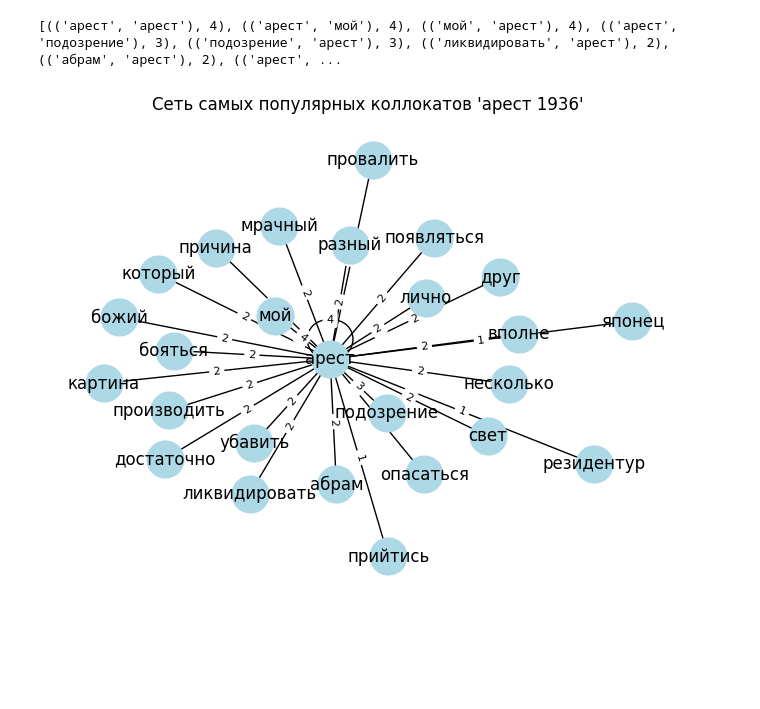
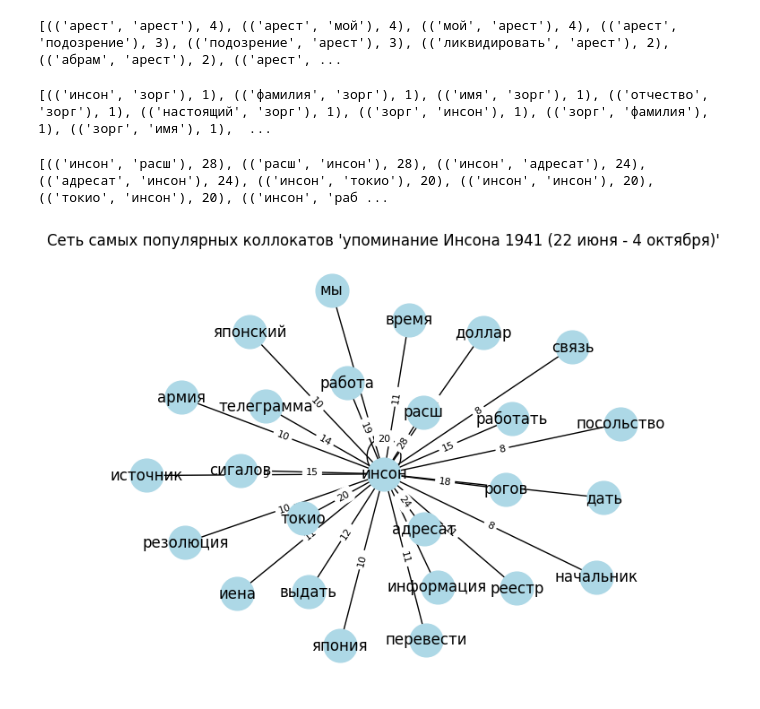
Before and after one commit to Uliana-san/Japan, a Jupyter notebook: Zorge_collocate_new.ipynb, the cells around one changed output. Saved outputs shown, nothing was run; the diff lists cells and outputs as text; code cells hidden in the pictures; blank space fills up the shorter version.

```diff
--- a/Zorge_collocate_new.ipynb
+++ b/Zorge_collocate_new.ipynb
@@ -111,8 +129,10 @@ skip_grams_zorg_dang36 = skipgrammer(text, 5)
+# %%
+skip_grams_zorg_dang41war = skipgrammer(text, 5)
 # %%
-#Смотрим ключевое слово "опасность 1936"
+#Смотрим ключевое слово "опасность 1941 (22 июня - 4 октября)"
 target = 'опасность'
 target_skipgrams = []
-for skipgram in skip_grams_zorg_dang36:
+for skipgram in skip_grams_zorg_dang41war:
     if skipgram[0] == target or skipgram[1] == target:
         target_skipgrams.append(skipgram)
 
@@ -184,6 +204,30 @@ target_skipgram_counts = Counter(target_skipgrams)
 print(target_skipgram_counts.most_common())
 # %% [output]
 [(('арест', 'арест'), 4), (('арест', 'мой'), 4), (('мой', 'арест'), 4), (('арест', 'подозрение'), 3), (('подозрение', 'арест'), 3), (('ликвидировать', 'арест'), 2), (('абрам', 'арест'), 2), (('арест', ...
+# %%
+#Смотрим ключевое слово "Зорге 1937-41 до 22 июня"
+target = 'зорг'
+target_skipgrams = []
+for skipgram in skip_grams_zorg_dang37:
+    if skipgram[0] == target or skipgram[1] == target:
+        target_skipgrams.append(skipgram)
+
+target_skipgram_counts = Counter(target_skipgrams)
+print(target_skipgram_counts.most_common())
+# %% [output]
+[(('инсон', 'зорг'), 1), (('фамилия', 'зорг'), 1), (('имя', 'зорг'), 1), (('отчество', 'зорг'), 1), (('настоящий', 'зорг'), 1), (('зорг', 'инсон'), 1), (('зорг', 'фамилия'), 1), (('зорг', 'имя'), 1),  ...
+# %%
+#Смотрим ключевое слово "Зорге 1941 22 июня - 4 октября"
+target = 'инсон'
+target_skipgrams = []
+for skipgram in skip_grams_zorg_dang41war:
+    if skipgram[0] == target or skipgram[1] == target:
+        target_skipgrams.append(skipgram)
+
+target_skipgram_counts = Counter(target_skipgrams)
+print(target_skipgram_counts.most_common())
+# %% [output]
+[(('инсон', 'расш'), 28), (('расш', 'инсон'), 28), (('инсон', 'адресат'), 24), (('адресат', 'инсон'), 24), (('инсон', 'токио'), 20), (('инсон', 'инсон'), 20), (('токио', 'инсон'), 20), (('инсон', 'раб ...
 # %%
 #Библиотеки для визуализации
 import networkx as nx
@@ -191,15 +235,15 @@ import matplotlib.pyplot as plt
 # %%
 G = nx.Graph()
 for (word1, word2), count in target_skipgram_counts.most_common(50):
         G.add_edge(word1, word2, weight=count)
 pos = nx.spring_layout(G)
 nx.draw(G, pos, with_labels=True, node_color='lightblue', node_size=700, font_size=12)
 edge_labels = nx.get_edge_attributes(G, 'weight')
 nx.draw_networkx_edge_labels(G, pos, edge_labels=edge_labels, font_size=8)
-plt.title("Сеть самых популярных коллокатов 'арест 1936'")
+plt.title("Сеть самых популярных коллокатов 'упоминание Инсона 1941 (22 июня - 4 октября)'")
 plt.show()
 # %% [output]
-[figure, old version]
+[figure, new version]
 # %%
 #Читаем файл 1941 после для последующей векторизации. Предобрабатываем
 corpus = []
```
Also changed, not shown: parts of 22 cells of this notebook.
